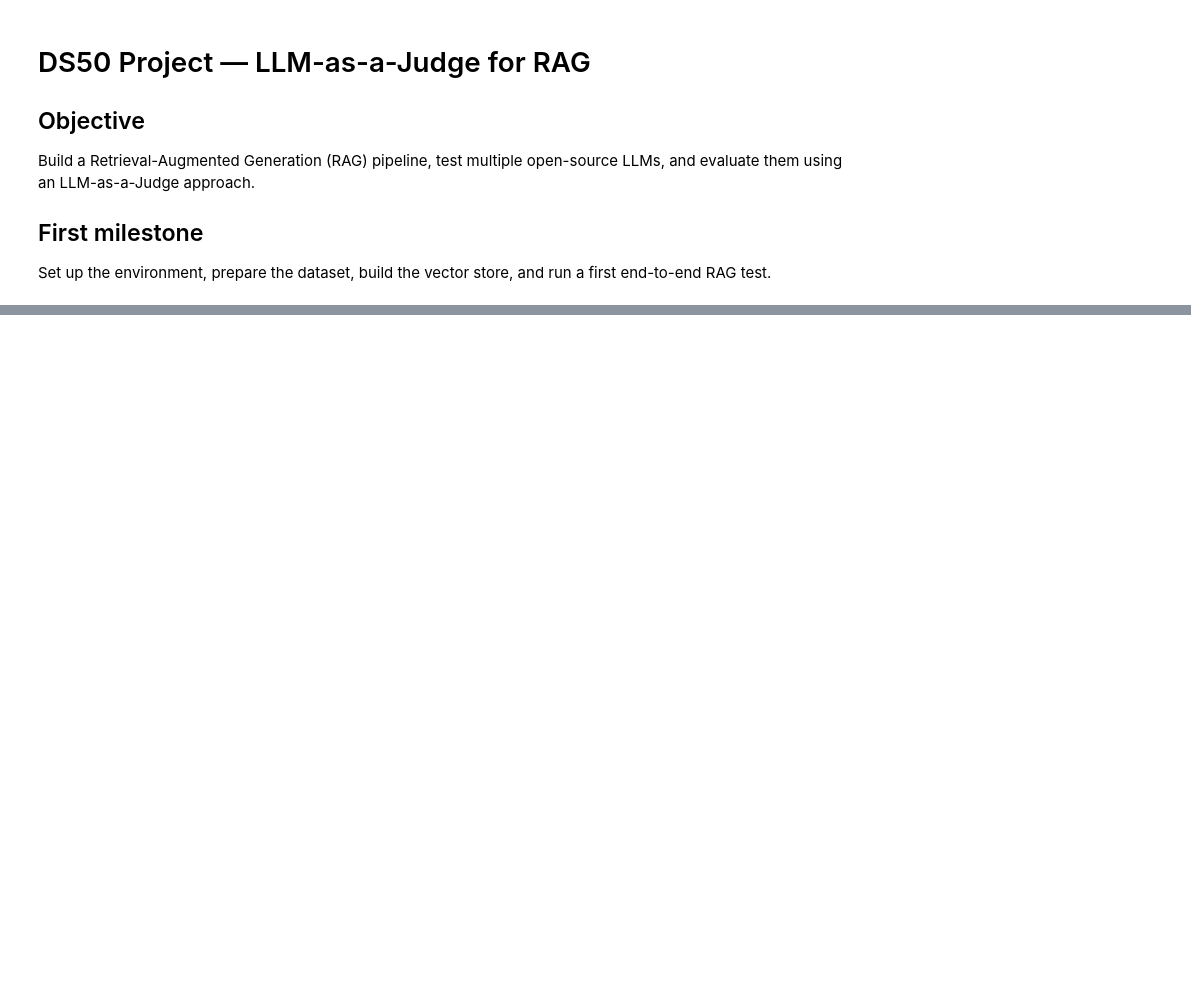
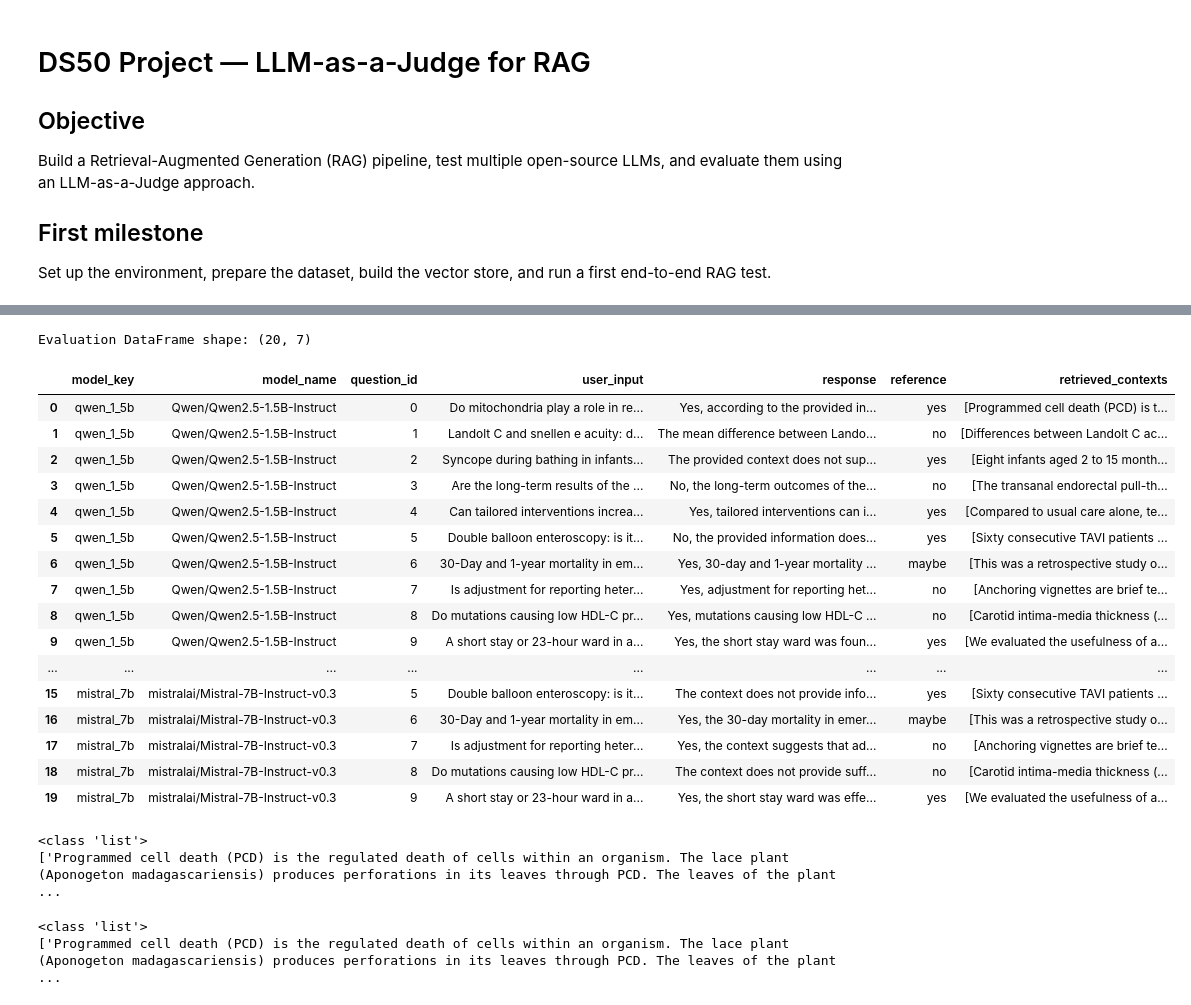
Before and after one commit to mortadarammal/LLM-as-a-Judge, a Jupyter notebook: RAG.ipynb, the cells around one changed output, grey strips where cells are left out. Saved outputs shown, nothing was run; the diff lists cells and outputs as text; code cells hidden in the pictures; blank space fills up the shorter version.

```diff
--- a/RAG.ipynb
+++ b/RAG.ipynb
@@ -25,0 +239,70 @@ Set up the environment, prepare the dataset, build the vector store, and run a f
+# %%
+eval_df = all_results_df.copy()
+
+eval_df = eval_df.rename(columns={
+    "question": "user_input",
+    "generated_answer": "response",
+    "ground_truth": "reference",
+    "retrieved_contexts": "retrieved_contexts"
+})
+
+eval_df = eval_df[[
+    "model_key",
+    "model_name",
+    "question_id",
+    "user_input",
+    "response",
+    "reference",
+    "retrieved_contexts"
+]]
+
+print("Evaluation DataFrame shape:", eval_df.shape)
+eval_df.head(50)
+# %% [output]
+Evaluation DataFrame shape: (20, 7)
+|  | model_key | model_name | question_id | user_input | response | reference | retrieved_contexts |
+| 0 | qwen_1_5b | Qwen/Qwen2.5-1.5B-Instruct | 0 | Do mitochondria play a role in re... | Yes, according to the provided in... | yes | [Programmed cell death (PCD) is t... |
+| 1 | qwen_1_5b | Qwen/Qwen2.5-1.5B-Instruct | 1 | Landolt C and snellen e acuity: d... | The mean difference between Lando... | no | [Differences between Landolt C ac... |
+| 2 | qwen_1_5b | Qwen/Qwen2.5-1.5B-Instruct | 2 | Syncope during bathing in infants... | The provided context does not sup... | yes | [Eight infants aged 2 to 15 month... |
+| 3 | qwen_1_5b | Qwen/Qwen2.5-1.5B-Instruct | 3 | Are the long-term results of the ... | No, the long-term outcomes of the... | no | [The transanal endorectal pull-th... |
+| 4 | qwen_1_5b | Qwen/Qwen2.5-1.5B-Instruct | 4 | Can tailored interventions increa... | Yes, tailored interventions can i... | yes | [Compared to usual care alone, te... |
+| 5 | qwen_1_5b | Qwen/Qwen2.5-1.5B-Instruct | 5 | Double balloon enteroscopy: is it... | No, the provided information does... | yes | [Sixty consecutive TAVI patients ... |
+| 6 | qwen_1_5b | Qwen/Qwen2.5-1.5B-Instruct | 6 | 30-Day and 1-year mortality in em... | Yes, 30-day and 1-year mortality ... | maybe | [This was a retrospective study o... |
+| 7 | qwen_1_5b | Qwen/Qwen2.5-1.5B-Instruct | 7 | Is adjustment for reporting heter... | Yes, adjustment for reporting het... | no | [Anchoring vignettes are brief te... |
+| 8 | qwen_1_5b | Qwen/Qwen2.5-1.5B-Instruct | 8 | Do mutations causing low HDL-C pr... | Yes, mutations causing low HDL-C ... | no | [Carotid intima-media thickness (... |
+| 9 | qwen_1_5b | Qwen/Qwen2.5-1.5B-Instruct | 9 | A short stay or 23-hour ward in a... | Yes, the short stay ward was foun... | yes | [We evaluated the usefulness of a... |
+| ... | ... | ... | ... | ... | ... | ... | ... |
+| 15 | mistral_7b | mistralai/Mistral-7B-Instruct-v0.3 | 5 | Double balloon enteroscopy: is it... | The context does not provide info... | yes | [Sixty consecutive TAVI patients ... |
+| 16 | mistral_7b | mistralai/Mistral-7B-Instruct-v0.3 | 6 | 30-Day and 1-year mortality in em... | Yes, the 30-day mortality in emer... | maybe | [This was a retrospective study o... |
+| 17 | mistral_7b | mistralai/Mistral-7B-Instruct-v0.3 | 7 | Is adjustment for reporting heter... | Yes, the context suggests that ad... | no | [Anchoring vignettes are brief te... |
+| 18 | mistral_7b | mistralai/Mistral-7B-Instruct-v0.3 | 8 | Do mutations causing low HDL-C pr... | The context does not provide suff... | no | [Carotid intima-media thickness (... |
+| 19 | mistral_7b | mistralai/Mistral-7B-Instruct-v0.3 | 9 | A short stay or 23-hour ward in a... | Yes, the short stay ward was effe... | yes | [We evaluated the usefulness of a... |
+# %%
+print(type(eval_df.loc[0, "retrieved_contexts"]))
+print(eval_df.loc[0, "retrieved_contexts"])
+# %% [output]
+<class 'list'>
+['Programmed cell death (PCD) is the regulated death of cells within an organism. The lace plant (Aponogeton madagascariensis) produces perforations in its leaves through PCD. The leaves of the plant  ...
+# %%
+import ast
+
+def ensure_list(x):
+    if isinstance(x, list):
+        return x
+    if isinstance(x, str):
+        try:
+            parsed = ast.literal_eval(x)
+            if isinstance(parsed, list):
+                return parsed
+            return [x]
+        except:
+            return [x]
+    return [str(x)]
+
+eval_df["retrieved_contexts"] = eval_df["retrieved_contexts"].apply(ensure_list)
+
+print(type(eval_df.loc[0, "retrieved_contexts"]))
+print(eval_df.loc[0, "retrieved_contexts"][:1])
+# %% [output]
+<class 'list'>
+['Programmed cell death (PCD) is the regulated death of cells within an organism. The lace plant (Aponogeton madagascariensis) produces perforations in its leaves through PCD. The leaves of the plant  ...
```
Also changed, not shown: parts of 16 cells of this notebook.
